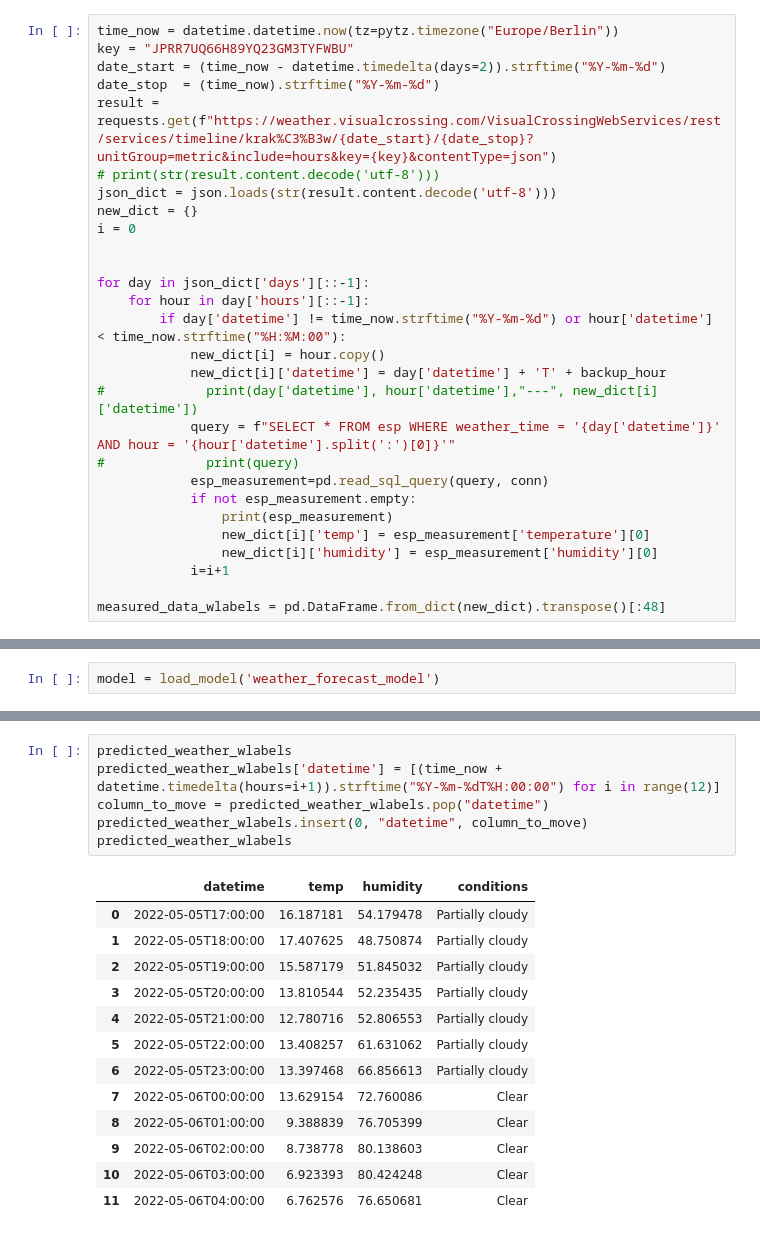
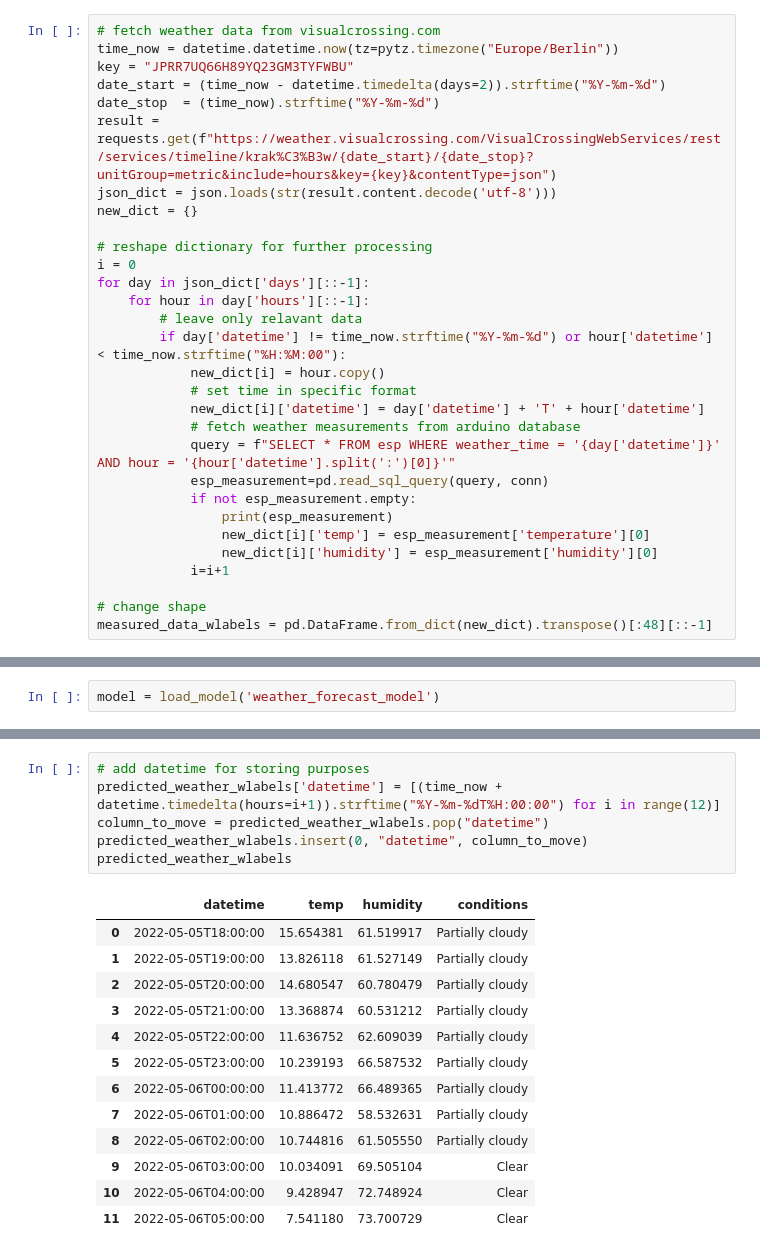
Before and after one commit to sobolak/weather-MISTYFIKACJA, a Jupyter notebook: weather_forecast_model/weather_forecast_predict.ipynb, the cells around one changed output, grey strips where cells are left out. Saved outputs shown, nothing was run; the diff lists cells and outputs as text.

```diff
--- a/weather_forecast_model/weather_forecast_predict.ipynb
+++ b/weather_forecast_model/weather_forecast_predict.ipynb
@@ -28,25 +47,26 @@ conn=pymysql.connect(
     db='sql10489794'
 )
 # %%
+# fetch weather data from visualcrossing.com
 time_now = datetime.datetime.now(tz=pytz.timezone("Europe/Berlin"))
 key = "JPRR7UQ66H89YQ23GM3TYFWBU"
 date_start = (time_now - datetime.timedelta(days=2)).strftime("%Y-%m-%d")
 date_stop  = (time_now).strftime("%Y-%m-%d")
 result = requests.get(f"https://weather.visualcrossing.com/VisualCrossingWebServices/rest/services/timeline/krak%C3%B3w/{date_start}/{date_stop}?unitGroup=metric&include=hours&key={key}&contentType=json")
-# print(str(result.content.decode('utf-8')))
 json_dict = json.loads(str(result.content.decode('utf-8')))
 new_dict = {}
+
+# reshape dictionary for further processing
 i = 0
-
-
 for day in json_dict['days'][::-1]:
     for hour in day['hours'][::-1]:
+        # leave only relavant data
         if day['datetime'] != time_now.strftime("%Y-%m-%d") or hour['datetime'] < time_now.strftime("%H:%M:00"):
             new_dict[i] = hour.copy()
-            new_dict[i]['datetime'] = day['datetime'] + 'T' + backup_hour
-#             print(day['datetime'], hour['datetime'],"---", new_dict[i]['datetime'])
+            # set time in specific format
+            new_dict[i]['datetime'] = day['datetime'] + 'T' + hour['datetime']
+            # fetch weather measurements from arduino database
             query = f"SELECT * FROM esp WHERE weather_time = '{day['datetime']}' AND hour = '{hour['datetime'].split(':')[0]}'"
-#             print(query)
             esp_measurement=pd.read_sql_query(query, conn)
             if not esp_measurement.empty:
                 print(esp_measurement)
@@ -54,6 +74,7 @@ for day in json_dict['days'][::-1]:
                 new_dict[i]['humidity'] = esp_measurement['humidity'][0]
             i=i+1
 
-measured_data_wlabels = pd.DataFrame.from_dict(new_dict).transpose()[:48]
+# change shape
+measured_data_wlabels = pd.DataFrame.from_dict(new_dict).transpose()[:48][::-1]
 # %% [output]
    id  temperature  humidity  hour weather_time
@@ -172,23 +186,23 @@ for i, mcond in enumerate(max_cond):
     predicted_weather_wlabels.loc[i, 'conditions'] = cond[mcond]
 predicted_weather_wlabels = predicted_weather_wlabels.drop(columns=cond)
 # %%
-predicted_weather_wlabels
+# add datetime for storing purposes
 predicted_weather_wlabels['datetime'] = [(time_now + datetime.timedelta(hours=i+1)).strftime("%Y-%m-%dT%H:00:00") for i in range(12)]
 column_to_move = predicted_weather_wlabels.pop("datetime")
 predicted_weather_wlabels.insert(0, "datetime", column_to_move)
 predicted_weather_wlabels
 # %% [output]
 |  | datetime | temp | humidity | conditions |
-| 0 | 2022-05-05T17:00:00 | 16.187181 | 54.179478 | Partially cloudy |
-| 1 | 2022-05-05T18:00:00 | 17.407625 | 48.750874 | Partially cloudy |
-| 2 | 2022-05-05T19:00:00 | 15.587179 | 51.845032 | Partially cloudy |
-| 3 | 2022-05-05T20:00:00 | 13.810544 | 52.235435 | Partially cloudy |
-| 4 | 2022-05-05T21:00:00 | 12.780716 | 52.806553 | Partially cloudy |
-| 5 | 2022-05-05T22:00:00 | 13.408257 | 61.631062 | Partially cloudy |
-| 6 | 2022-05-05T23:00:00 | 13.397468 | 66.856613 | Partially cloudy |
-| 7 | 2022-05-06T00:00:00 | 13.629154 | 72.760086 | Clear |
-| 8 | 2022-05-06T01:00:00 | 9.388839 | 76.705399 | Clear |
-| 9 | 2022-05-06T02:00:00 | 8.738778 | 80.138603 | Clear |
-| 10 | 2022-05-06T03:00:00 | 6.923393 | 80.424248 | Clear |
-| 11 | 2022-05-06T04:00:00 | 6.762576 | 76.650681 | Clear |
+| 0 | 2022-05-05T18:00:00 | 15.654381 | 61.519917 | Partially cloudy |
+| 1 | 2022-05-05T19:00:00 | 13.826118 | 61.527149 | Partially cloudy |
+| 2 | 2022-05-05T20:00:00 | 14.680547 | 60.780479 | Partially cloudy |
+| 3 | 2022-05-05T21:00:00 | 13.368874 | 60.531212 | Partially cloudy |
+| 4 | 2022-05-05T22:00:00 | 11.636752 | 62.609039 | Partially cloudy |
+| 5 | 2022-05-05T23:00:00 | 10.239193 | 66.587532 | Partially cloudy |
+| 6 | 2022-05-06T00:00:00 | 11.413772 | 66.489365 | Partially cloudy |
+| 7 | 2022-05-06T01:00:00 | 10.886472 | 58.532631 | Partially cloudy |
+| 8 | 2022-05-06T02:00:00 | 10.744816 | 61.505550 | Partially cloudy |
+| 9 | 2022-05-06T03:00:00 | 10.034091 | 69.505104 | Clear |
+| 10 | 2022-05-06T04:00:00 | 9.428947 | 72.748924 | Clear |
+| 11 | 2022-05-06T05:00:00 | 7.541180 | 73.700729 | Clear |
 # %%
```
Also changed, not shown: parts of 8 cells of this notebook.
